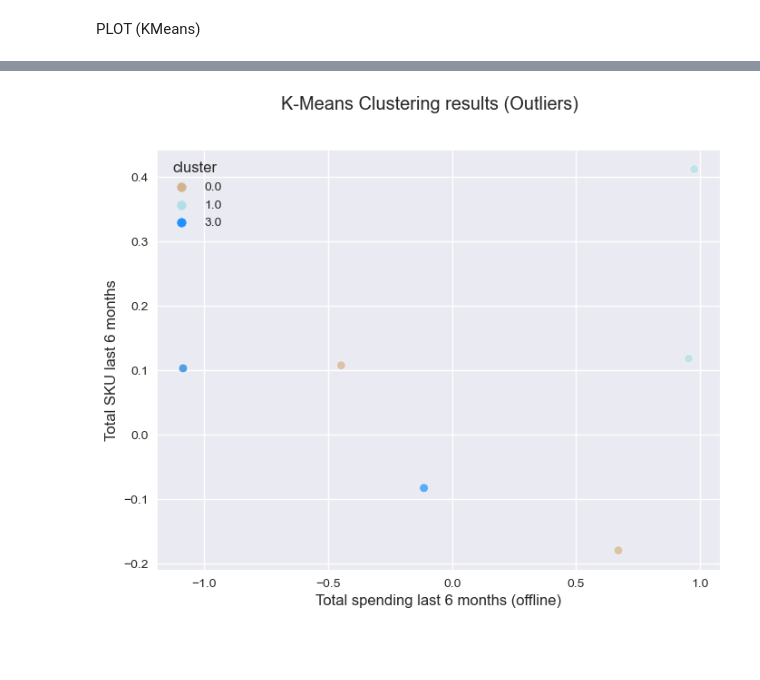
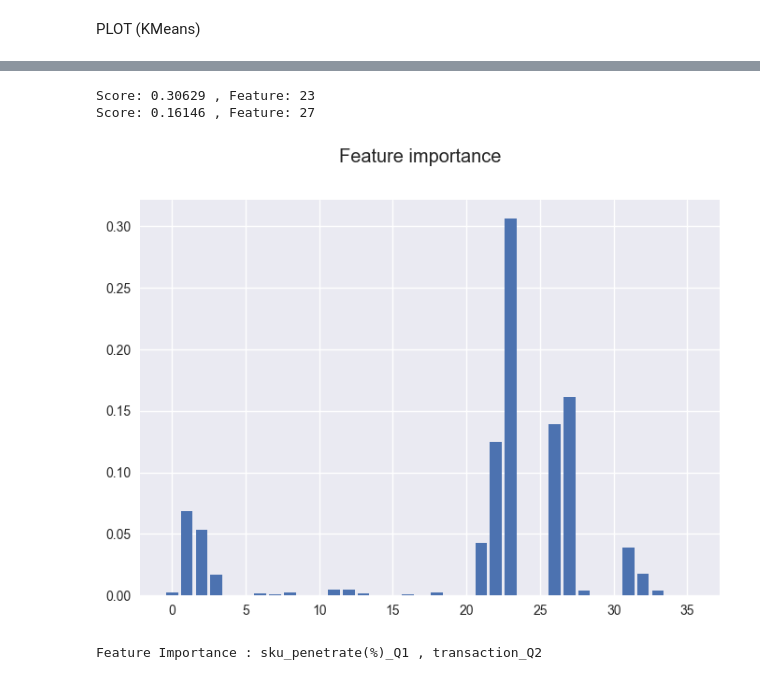
Before and after one commit to HikariJadeEmpire/AdvancedAnalytics-MADT8101, a Jupyter notebook: Week05_CustomerSegmentation/week5-Segmentation(personal).ipynb, the cells around one changed output, grey strips where cells are left out. Saved outputs shown, nothing was run; the diff lists cells and outputs as text; code cells hidden in the pictures; blank space fills up the shorter version.

```diff
--- a/Week05_CustomerSegmentation/week5-Segmentation(personal).ipynb
+++ b/Week05_CustomerSegmentation/week5-Segmentation(personal).ipynb
@@ -387,18 +409,16 @@ from yellowbrick.cluster import KElbowVisualizer
 # %%
 # Prepare data for an Elbow Visualization & Clustering
 
-dfk = df.drop(columns=['ent']).reset_index(drop=True)
-dfk_outler = df2.drop(columns=['ent']).reset_index(drop=True)
+def PCAData(df):
 
-bfc = Pipeline(
-    steps=[("normalization", MinMaxScaler()),
-           ('PCA',PCA(n_components=2, random_state=42))
-           ])
+    dfk = df.drop(columns=['ent']).reset_index(drop=True)
 
-dfk = bfc.fit_transform(dfk)
-dfk_outler = bfc.fit_transform(dfk_outler)
+    bfc = Pipeline(
+        steps=[("normalization", MinMaxScaler()),
+            ('PCA',PCA(n_components=2, random_state=42))
+            ])
 
-dfk = pd.DataFrame(dfk)
-dfk_outler = pd.DataFrame(dfk_outler)
+    dfk = bfc.fit_transform(dfk)
+    dfk = pd.DataFrame(dfk)
 
-display(dfk)
+    return dfk
@@ -418,0 +425,4 @@ display(dfk)
+# %%
+dfk21 = PCAData(df_21)
+dfk22 = PCAData(df_22)
+dfk23 = PCAData(df_23)
@@ -480,0 +519,5 @@ Exception:
+# %%
+cl = GaussianMixture(n_components=6, random_state=42)
+
+df_21['cluster'] = cl.fit(dfk21).predict(dfk21)
+df_21
@@ -481,7 +576,7 @@ Exception:
 # %% [markdown]
 - KMeans
 # %%
-cl = KMeans(n_clusters=5, n_init = 'auto', random_state=0)
+# cl = KMeans(n_clusters=4, n_init = 'auto', random_state=0)
 
-df['cluster'] = cl.fit(dfk).labels_
-df
+# df_21['cluster'] = cl.fit(dfk21).labels_
+# df_21
@@ -643,20 +644,10 @@ plt.show()
-# %%
-# Getting unique labels
-
-dfk_outler['cluster'] = df2['cluster']
-
-# plotting the results:
-
-plt.style.use('seaborn-v0_8')
-
-fig, axe = plt.subplots(figsize=(8,6))
-
-color_dict = dict({0:'#D2B48C', 1:'#B0E0E6',
-                  2: '#7B68EE',3: '#1E90FF',4: '#9FE2BF'})
-
-g = sns.scatterplot(data = dfk_outler , x=0, y=1, hue="cluster", ax=axe ,alpha=0.7, palette=color_dict)
-axe.set(xlabel='Total spending last 6 months (offline)', ylabel='Total SKU last 6 months')
-fig.suptitle("K-Means Clustering results (Outliers)")
-plt.show()
-# %% [output]
-[figure, removed]
+# %%
+FeatureIm(df_21)
+# %% [output]
+Score: 0.30629 , Feature: 23
+Score: 0.16146 , Feature: 27
+[figure, added]
+# %%
+print(f"Feature Importance : {X.columns[27]} , {X.columns[23]}")
+# %% [output]
+Feature Importance : sku_penetrate(%)_Q1 , transaction_Q2
```
Also changed, not shown: parts of 53 cells of this notebook.
